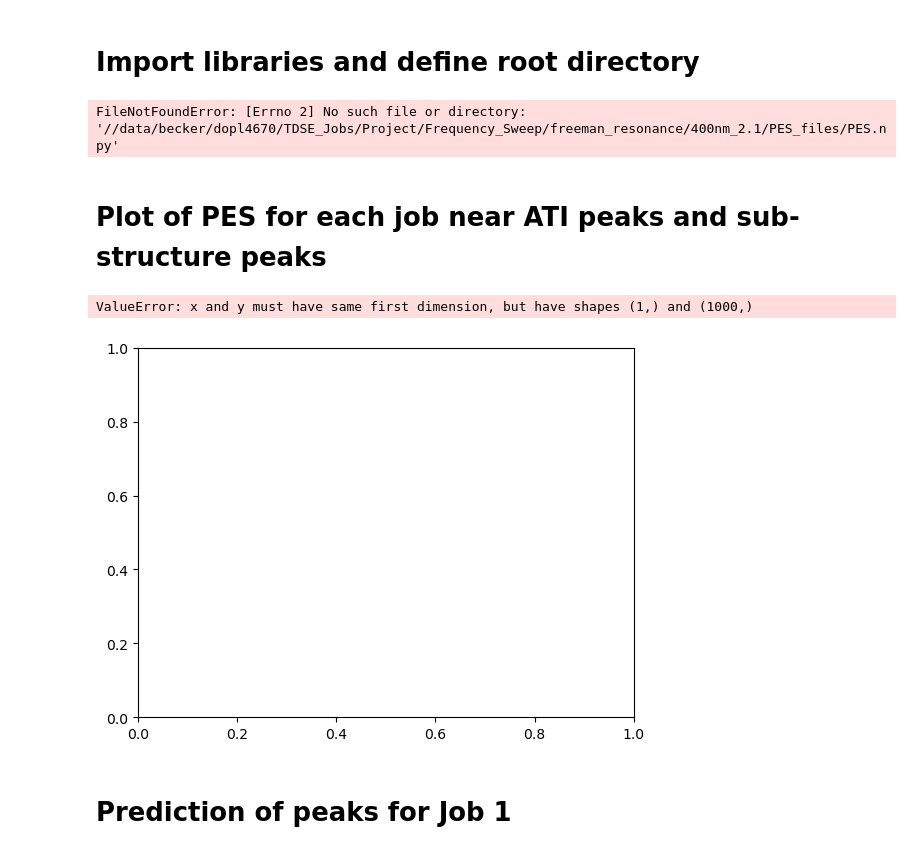
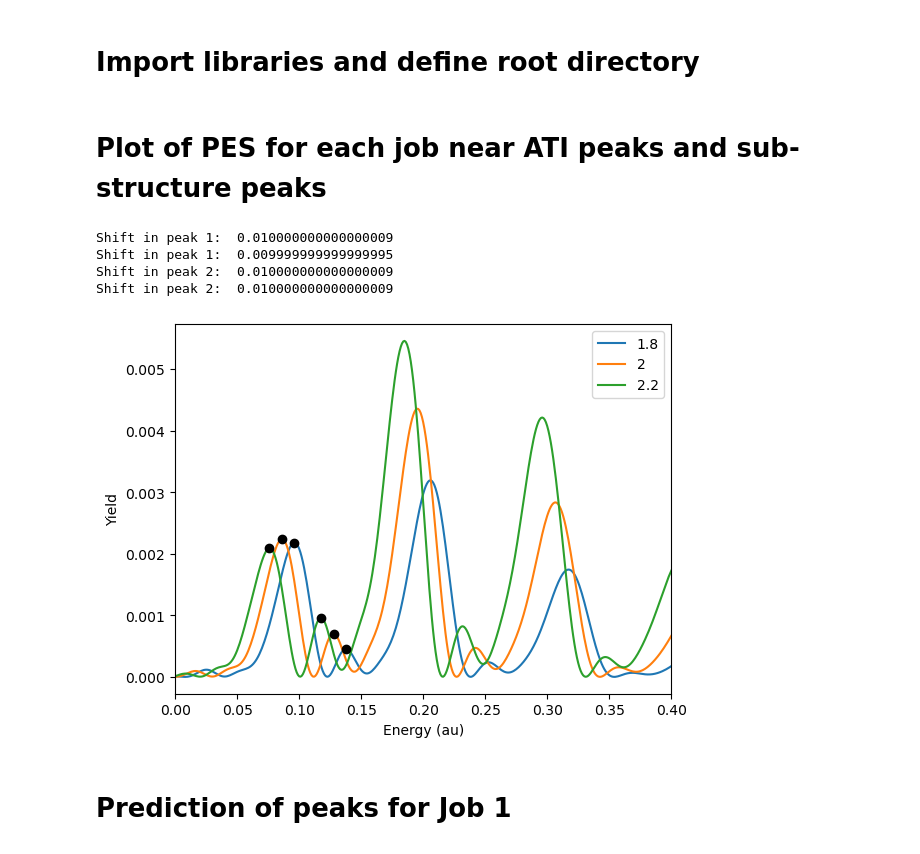
Before and after one commit to RexPlanalp/Atomic_Schrodinger-, a Jupyter notebook: Research_Plotting/compare_pes.ipynb, the cells around one changed output. Cells and saved outputs as stored; diff of their text form; code cells hidden in the pictures.

```diff
--- a/Research_Plotting/compare_pes.ipynb
+++ b/Research_Plotting/compare_pes.ipynb
@@ -7,40 +7,50 @@ from scipy.signal import find_peaks
 
 root = "//data/becker/dopl4670/TDSE_Jobs/Project/Frequency_Sweep/freeman_resonance/"
 
-data_1 = np.load(root+"400nm_2/PES_files/PES.npy")
-data_2 = np.load(root+"400nm_2.05/PES_files/PES.npy")
-data_3 = np.load(root+"400nm_2.1/PES_files/PES.npy")
+data_1 = np.load(root+"400nm_1.8/PES_files/PES.npy")
+data_2 = np.load(root+"400nm_2/PES_files/PES.npy")
+data_3 = np.load(root+"400nm_2.2/PES_files/PES.npy")
 
-E = np.load(root+"400nm_2.05/PES_files/E_range.npy")
-t = np.load(root+"400nm_2.05/TDSE_files/t_total.npy")
+E = np.load(root+"400nm_2.2/PES_files/E_range.npy")
+t = np.load(root+"400nm_2.2/TDSE_files/t_total.npy")
 dt = t[1]-t[0]
-# %% [output]
-FileNotFoundError: [Errno 2] No such file or directory: '//data/becker/dopl4670/TDSE_Jobs/Project/Frequency_Sweep/freeman_resonance/400nm_2.1/PES_files/PES.npy'
 # %% [markdown]
 # Plot of PES for each job near ATI peaks and sub-structure peaks
 # %%
 
-plt.plot(E, data_1, label="2.0")
-plt.plot(E, data_2, label="2.05")
-plt.plot(E, data_3, label="2.1")
-plt.xlim([0,0.3])
+plt.plot(E, data_1, label="1.8")
+plt.plot(E, data_2, label="2")
+plt.plot(E, data_3, label="2.2")
+plt.xlim([0,0.4])
 
 peaks_data_1,_ = find_peaks(data_1)
 peaks_data_2,_ = find_peaks(data_2)
 peaks_data_3,_ = find_peaks(data_3)
 
-plt.plot(E[peaks_data_1[2]], data_1[peaks_data_1[2]], 'o')
-plt.plot(E[peaks_data_2[2]], data_2[peaks_data_2[2]], 'o')
-plt.plot(E[peaks_data_3[2]], data_3[peaks_data_3[2]], 'o')
+plt.xlabel("Energy (au)")
+plt.ylabel("Yield")
+
+plt.plot(E[peaks_data_1[1]], data_1[peaks_data_1[1]], 'o',color = "k")
+plt.plot(E[peaks_data_2[1]], data_2[peaks_data_2[1]], 'o',color = "k")
+plt.plot(E[peaks_data_3[1]], data_3[peaks_data_3[1]], 'o',color = "k")
+
+plt.plot(E[peaks_data_1[2]], data_1[peaks_data_1[2]], 'o',color = "k")
+plt.plot(E[peaks_data_2[2]], data_2[peaks_data_2[2]], 'o',color = "k")
+plt.plot(E[peaks_data_3[2]], data_3[peaks_data_3[2]], 'o',color = "k")
 
 plt.legend()
 
+print("Shift in peak 1: ", E[peaks_data_1[1]]-E[peaks_data_2[1]])
+print("Shift in peak 1: ", E[peaks_data_2[1]]-E[peaks_data_3[1]])
 
-print(f"Simulation Difference 1: {E[peaks_data_1[2]]-E[peaks_data_2[2]]}")
-print(f"Simulation Difference 2: {E[peaks_data_2[2]]-E[peaks_data_3[2]]}")
+print("Shift in peak 2: ", E[peaks_data_1[2]]-E[peaks_data_2[2]])
+print("Shift in peak 2: ", E[peaks_data_2[2]]-E[peaks_data_3[2]])
 # %% [output]
-ValueError: x and y must have same first dimension, but have shapes (1,) and (1000,)
+Shift in peak 1:  0.010000000000000009
+Shift in peak 1:  0.009999999999999995
+Shift in peak 2:  0.010000000000000009
+Shift in peak 2:  0.010000000000000009
-[figure, old version]
+[figure, new version]
 # %% [markdown]
 # Prediction of peaks for Job 1
 # %%
```
Also changed, not shown: parts of 4 cells of this notebook, 6 other files.
